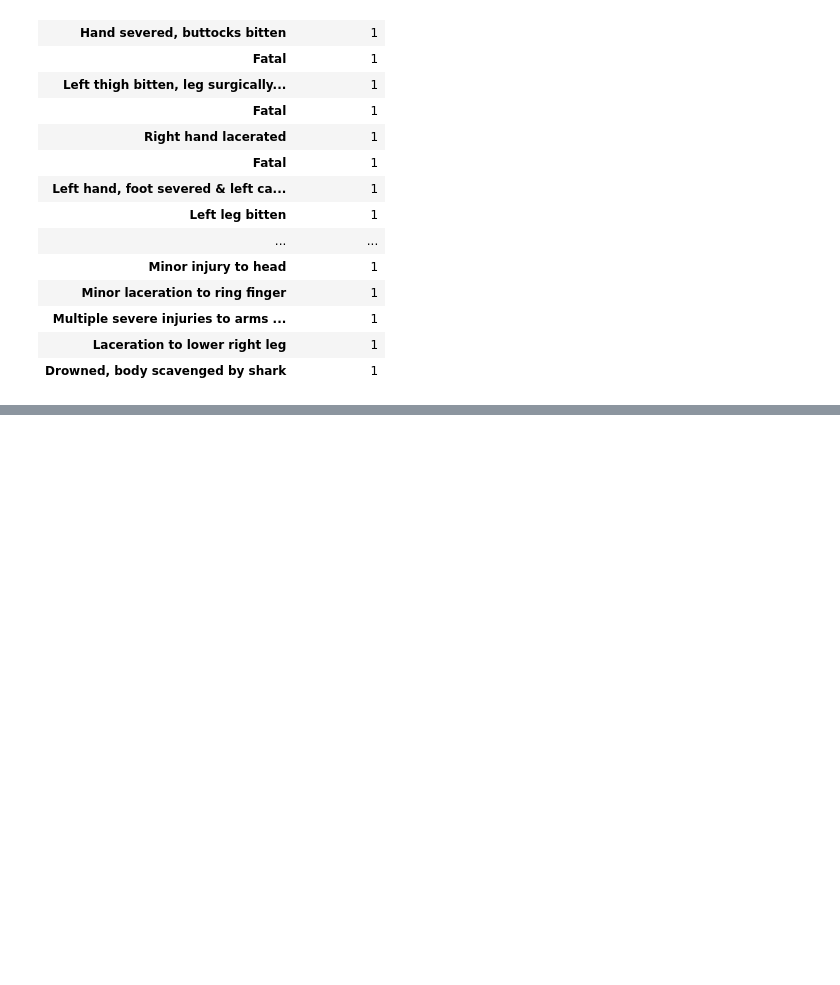
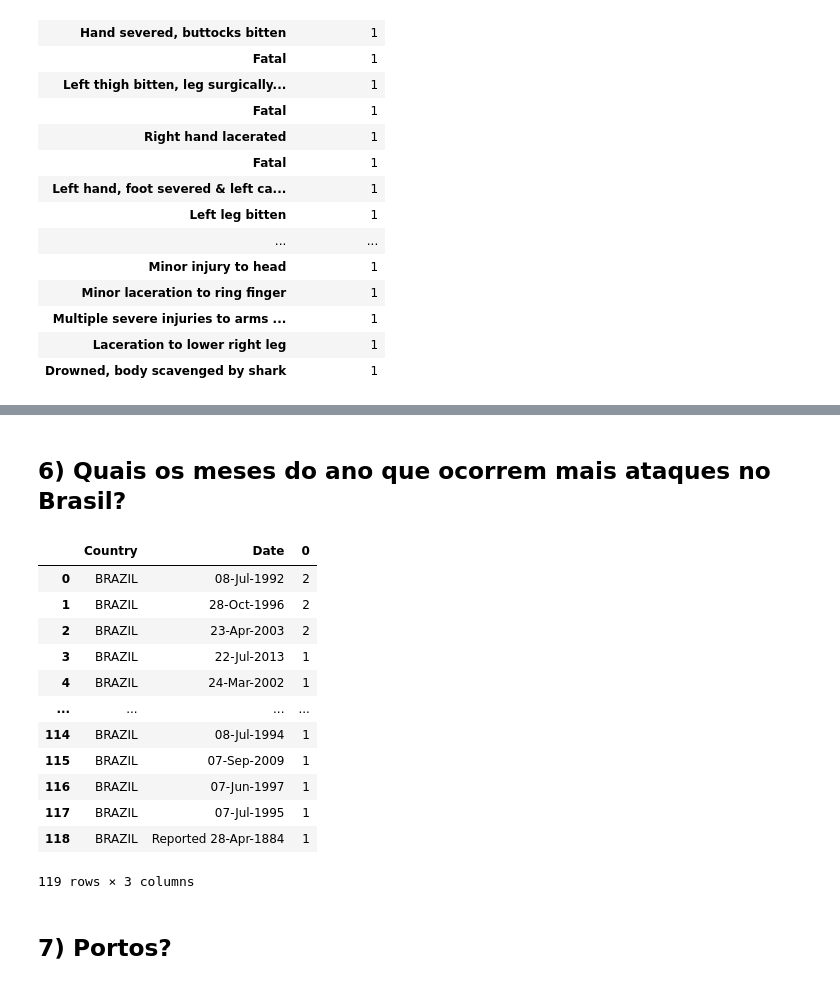
Before and after one commit to PedroPavanii/conditional_statements, a Jupyter notebook: projeto_SHARK.ipynb, the cells around one changed output, grey strips where cells are left out. Saved outputs shown, nothing was run; the diff lists cells and outputs as text; code cells hidden in the pictures; blank space fills up the shorter version.

```diff
--- a/projeto_SHARK.ipynb
+++ b/projeto_SHARK.ipynb
@@ -318,0 +381,23 @@ df_body_boarding
+# %% [markdown]
+## **6) Quais os meses do ano que ocorrem mais ataques no Brasil?**
+# %%
+meses= tabela_shark.loc[:,['Country', 'Date']]
+meses = meses.loc[meses['Country'] == 'BRAZIL'].dropna().value_counts().to_frame().reset_index()
+meses= pd.DataFrame({'Date': pd.date_range(start='2022-01-01', end='2022-12-31', freq='D').strftime('%b')
+})
+# %% [output]
+|  | Country | Date | 0 |
+| 0 | BRAZIL | 08-Jul-1992 | 2 |
+| 1 | BRAZIL | 28-Oct-1996 | 2 |
+| 2 | BRAZIL | 23-Apr-2003 | 2 |
+| 3 | BRAZIL | 22-Jul-2013 | 1 |
+| 4 | BRAZIL | 24-Mar-2002 | 1 |
+| ... | ... | ... | ... |
+| 114 | BRAZIL | 08-Jul-1994 | 1 |
+| 115 | BRAZIL | 07-Sep-2009 | 1 |
+| 116 | BRAZIL | 07-Jun-1997 | 1 |
+| 117 | BRAZIL | 07-Jul-1995 | 1 |
+| 118 | BRAZIL | Reported 28-Apr-1884 | 1 |
+119 rows × 3 columns
+# %% [markdown]
+## **7) Portos?**
```
Also changed, not shown: parts of 6 cells of this notebook.
